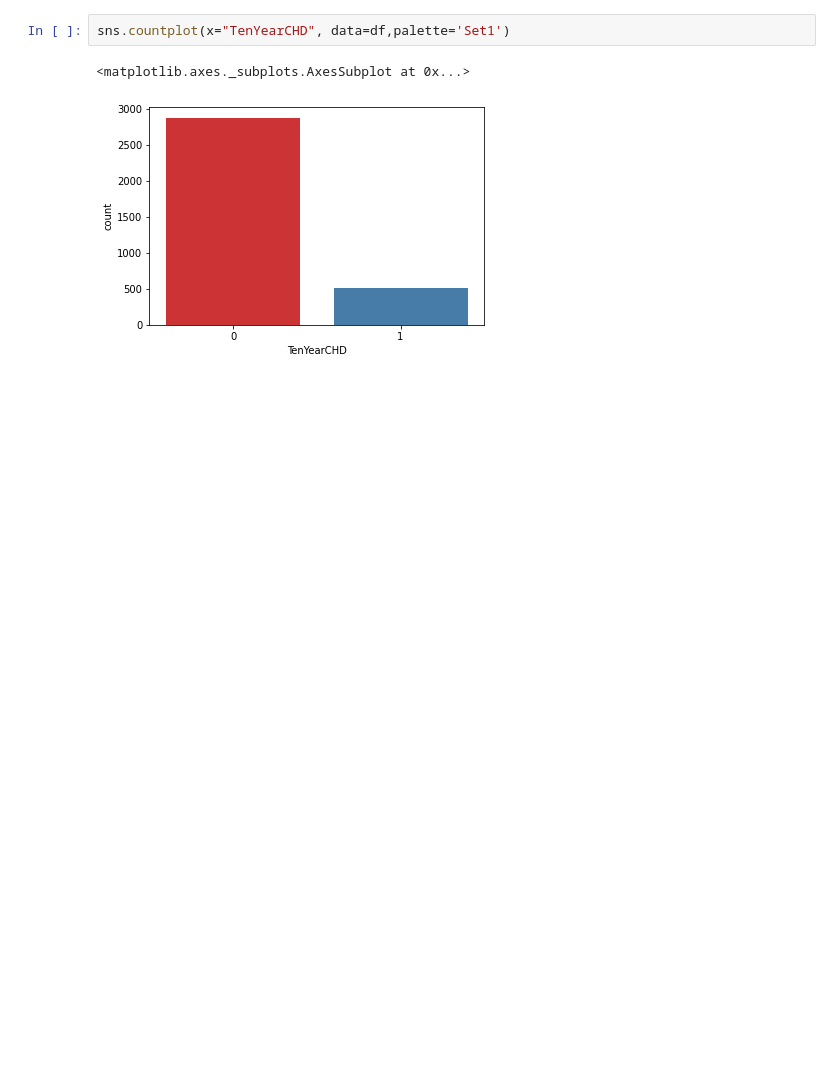
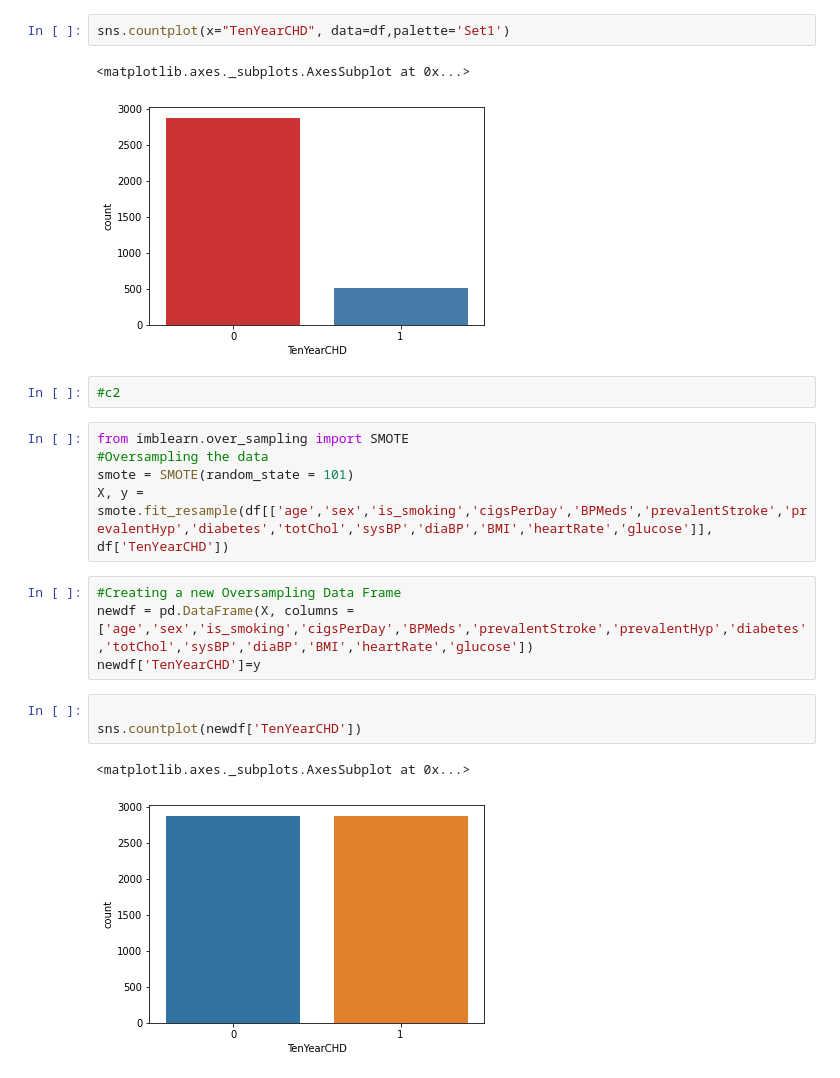
Before and after one commit to raghavendrakulkarni14/Cardiovascular_risk_prediction_classification, a Jupyter notebook: RaghavendraAKulkarniClassification.ipynb, the cells around one changed output. Saved outputs shown, nothing was run; the diff lists cells and outputs as text; blank space fills up the shorter version.

```diff
--- a/RaghavendraAKulkarniClassification.ipynb
+++ b/RaghavendraAKulkarniClassification.ipynb
@@ -216,3 +228,20 @@ sns.countplot(x="TenYearCHD", data=df,palette='Set1')
 # %% [output]
 <matplotlib.axes._subplots.AxesSubplot at 0x...>
 [figure]
+# %%
+#c2
+# %%
+from imblearn.over_sampling import SMOTE
+#Oversampling the data
+smote = SMOTE(random_state = 101)
+X, y = smote.fit_resample(df[['age','sex','is_smoking','cigsPerDay','BPMeds','prevalentStroke','prevalentHyp','diabetes','totChol','sysBP','diaBP','BMI','heartRate','glucose']], df['TenYearCHD'])
+# %%
+#Creating a new Oversampling Data Frame
+newdf = pd.DataFrame(X, columns = ['age','sex','is_smoking','cigsPerDay','BPMeds','prevalentStroke','prevalentHyp','diabetes','totChol','sysBP','diaBP','BMI','heartRate','glucose'])
+newdf['TenYearCHD']=y
+# %%
+
+sns.countplot(newdf['TenYearCHD'])
+# %% [output]
+<matplotlib.axes._subplots.AxesSubplot at 0x...>
+[figure, added]
```
Also changed, not shown: parts of 23 cells of this notebook.
